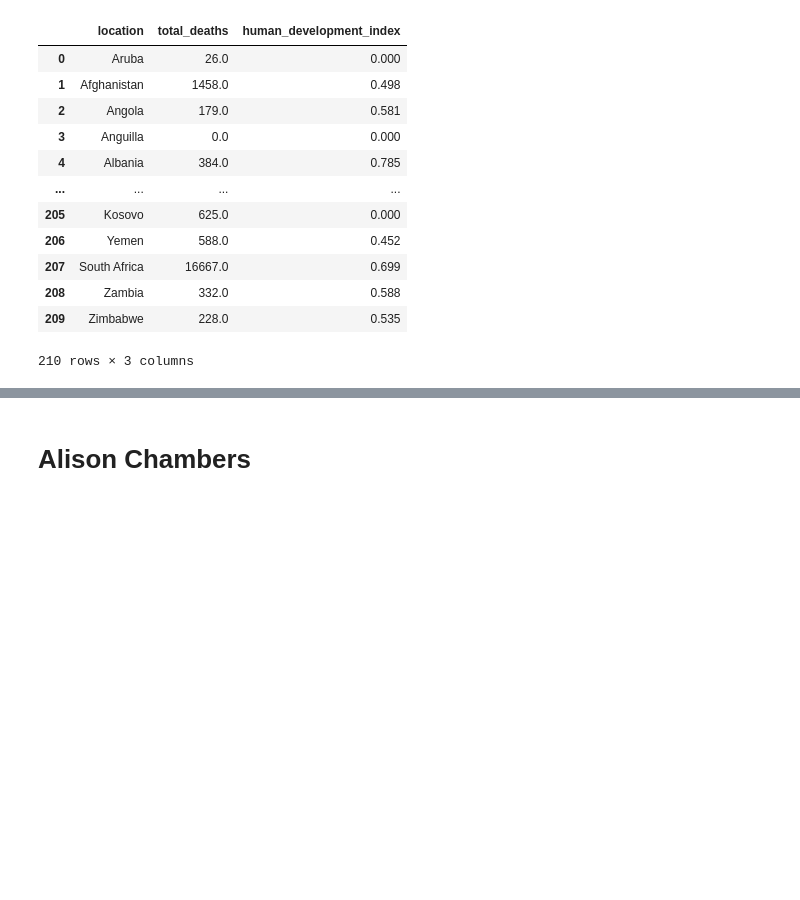
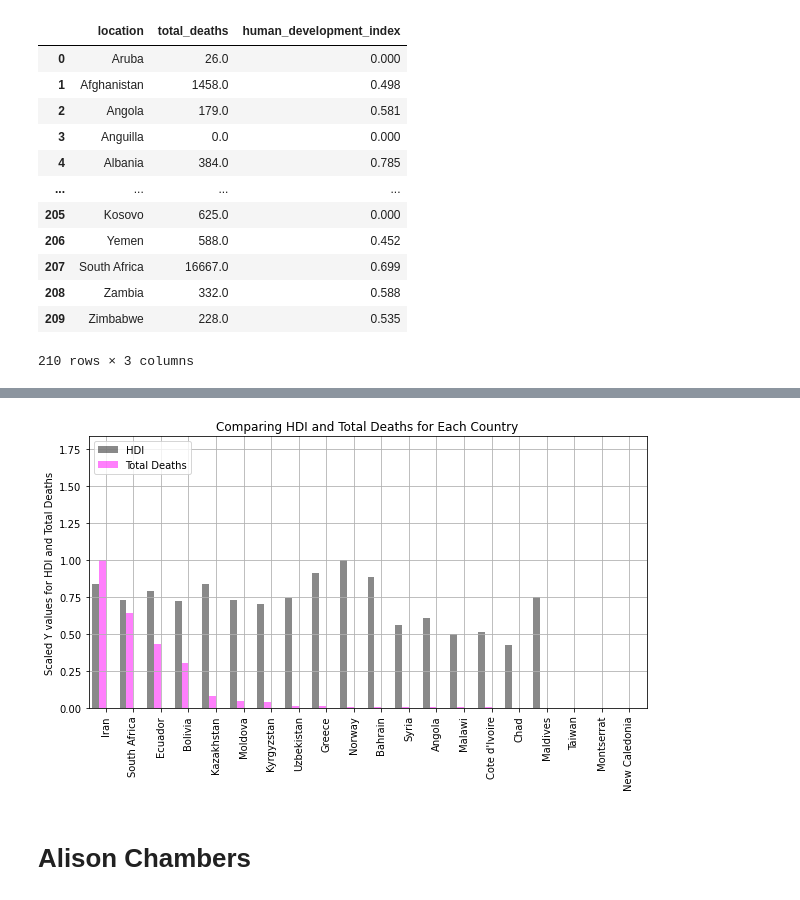
Before and after one commit to skumble27/COVID-19-Causation, a Jupyter notebook: Covid19Analysis.ipynb, the cells around one changed output, grey strips where cells are left out. Saved outputs shown, nothing was run; the diff lists cells and outputs as text; code cells hidden in the pictures; blank space fills up the shorter version.

```diff
--- a/Covid19Analysis.ipynb
+++ b/Covid19Analysis.ipynb
@@ -696,0 +692,9 @@ new_random_df
+# %%
+# In order to visualisae the relationship between HDI and Total Deaths, the Data will be normalised
+data = new_random_df[['HDI','Total Deaths']].copy()
+scaler = MinMaxScaler()
+# %%
+# Add the New Scaled Data to the DataFram
+new_random_df['Scaled HDI'] = scaler.fit_transform(data)[:,0]
+new_random_df['Scaled Total Deaths'] = scaler.fit_transform(data)[:,1]
+new_random_df
@@ -697,3 +719,36 @@ new_random_df
+# %%
+# Plotting the Scaled Data
+pos = list(range(len(new_random_df['HDI'])))
+width = 0.25
+
+fig, ax = plt.subplots(figsize=(10,5))
+
+# Creating a Bar Graph with Human Development Index
+plt.bar(pos, new_random_df['Scaled HDI'], width, alpha=0.5, color='#141414')
+
+# Creating a Bar Graph with Total Deaths
+plt.bar([p + width for p in pos], new_random_df['Scaled Total Deaths'], width, alpha=0.5, color='#ff00fb')
+
+# Setting Y axis label
+ax.set_ylabel('Scaled Y values for HDI and Total Deaths')
+
+# Chart title
+ax.set_title('Comparing HDI and Total Deaths for Each Country')
+
+# Setting X labels
+ax.set_xticks([p + 1.5 * width for p in pos])
+ax.set_xticklabels(new_random_df['Country'])
+
+plt.xlim(min(pos)-width, max(pos)+width*4)
+plt.ylim([0,max(new_random_df['Scaled HDI'] + new_random_df['Scaled Total Deaths'])])
+
+# Figure Legend and Displaying the graph
+plt.legend(['HDI', 'Total Deaths'],loc='upper left')
+plt.xticks(rotation=90)
+plt.grid(True)
+plt.show()
+# %% [output]
+[figure, added]
 # %%
 # Mention in the Y axis that scaling was done due to the vast difference in values and this was required for visualisation process to help better understand the comparison
 # %% [markdown]
```
Also changed, not shown: parts of 4 cells of this notebook, 3 other files.
